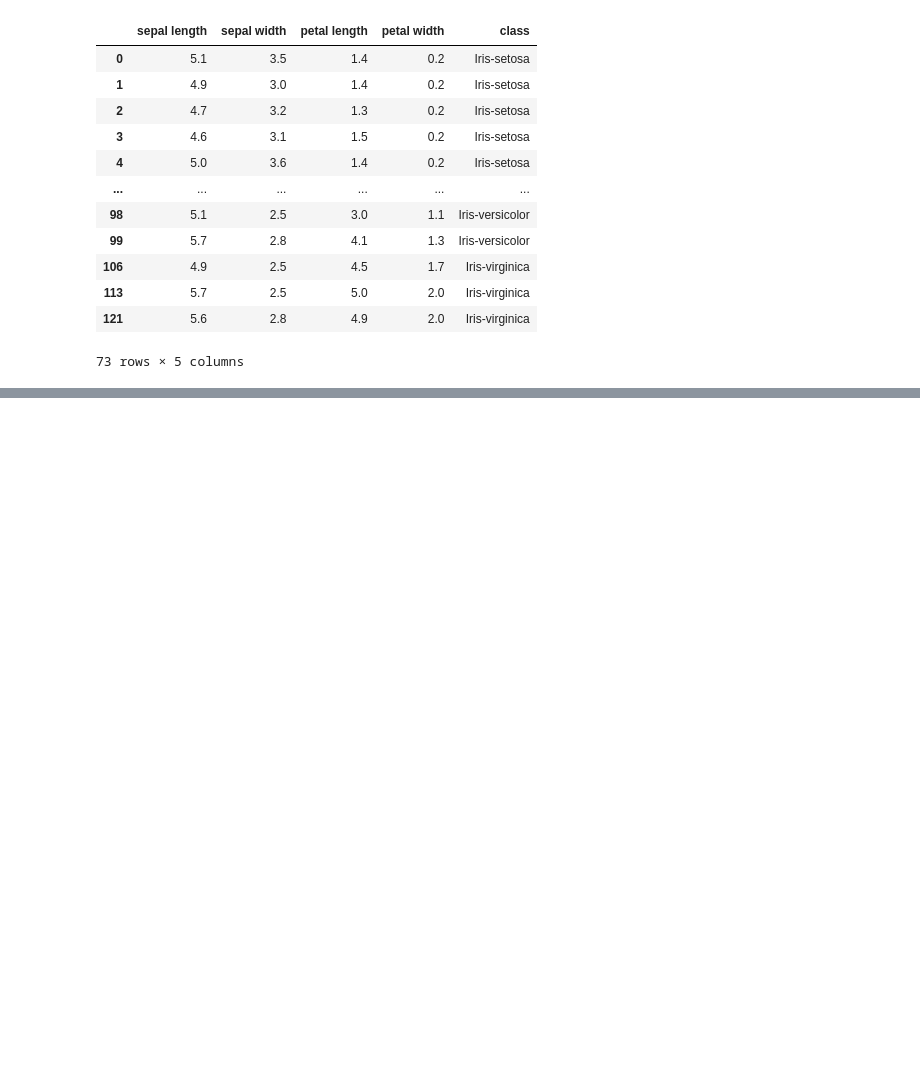
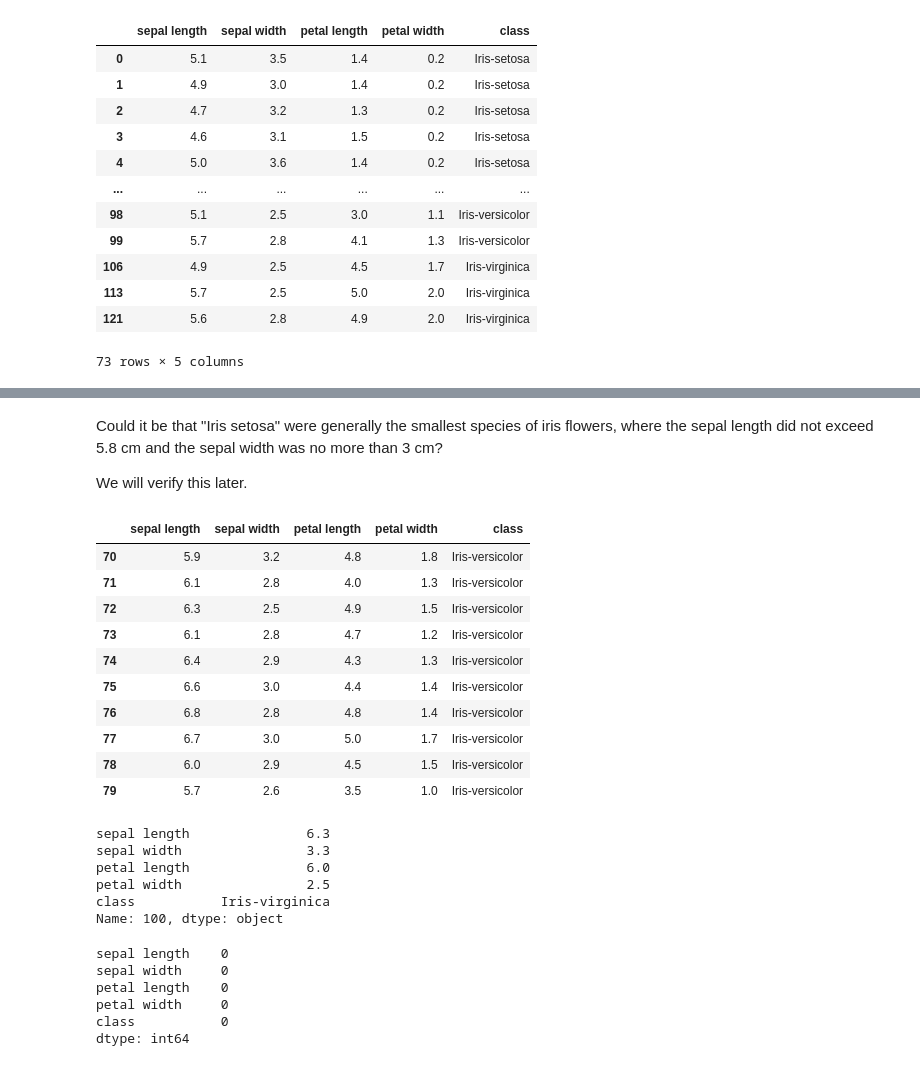
Before and after one commit to Glogover/pands-project, a Jupyter notebook: analysis.ipynb, the cells around one changed output, grey strips where cells are left out. Drawn from its saved outputs; the diff is of its cells as text; code cells hidden in the pictures; blank space fills up the shorter version.

```diff
--- a/analysis.ipynb
+++ b/analysis.ipynb
@@ -205,0 +231,36 @@ df3
+# %% [markdown]
+Could it be that "Iris setosa" were generally the smallest species of iris flowers, where the sepal length did not exceed 5.8 cm and the sepal width was no more than 3 cm?
+
+We will verify this later.
+# %%
+df.iloc[70:80] # Only rows from 70 to 80
+# %% [output]
+|  | sepal length | sepal width | petal length | petal width | class |
+| 70 | 5.9 | 3.2 | 4.8 | 1.8 | Iris-versicolor |
+| 71 | 6.1 | 2.8 | 4.0 | 1.3 | Iris-versicolor |
+| 72 | 6.3 | 2.5 | 4.9 | 1.5 | Iris-versicolor |
+| 73 | 6.1 | 2.8 | 4.7 | 1.2 | Iris-versicolor |
+| 74 | 6.4 | 2.9 | 4.3 | 1.3 | Iris-versicolor |
+| 75 | 6.6 | 3.0 | 4.4 | 1.4 | Iris-versicolor |
+| 76 | 6.8 | 2.8 | 4.8 | 1.4 | Iris-versicolor |
+| 77 | 6.7 | 3.0 | 5.0 | 1.7 | Iris-versicolor |
+| 78 | 6.0 | 2.9 | 4.5 | 1.5 | Iris-versicolor |
+| 79 | 5.7 | 2.6 | 3.5 | 1.0 | Iris-versicolor |
+# %%
+df.iloc[100] # Only row 100
+# %% [output]
+sepal length               6.3
+sepal width                3.3
+petal length               6.0
+petal width                2.5
+class           Iris-virginica
+Name: 100, dtype: object
+# %%
+df.isnull().sum() # Checking if there is any missing data
+# %% [output]
+sepal length    0
+sepal width     0
+petal length    0
+petal width     0
+class           0
+dtype: int64
```
Also changed, not shown: parts of 11 cells of this notebook, 2 other files.
